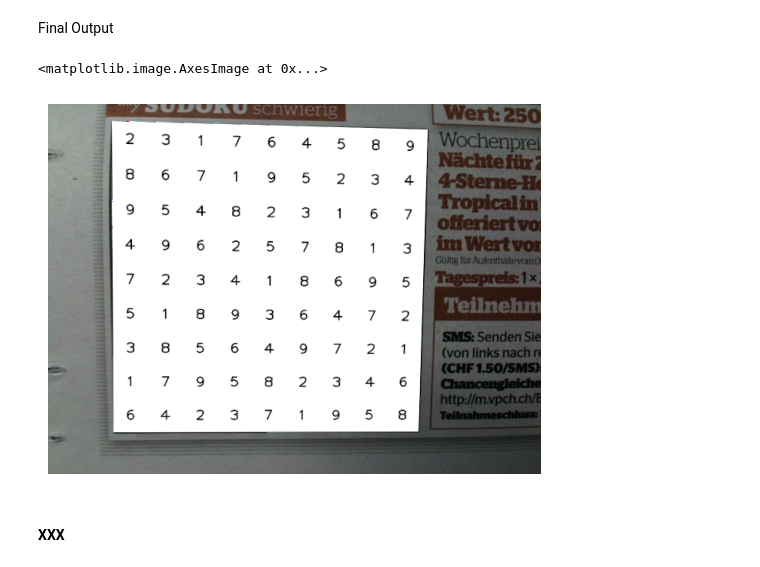
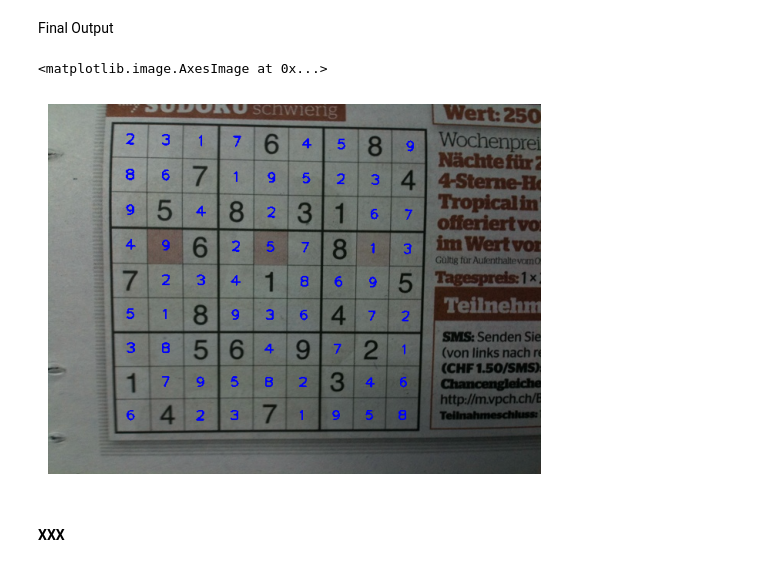
Before and after one commit to Johannes-Herz/Sudoku-Solver, a Jupyter notebook: ReportGraphicsProcessing.ipynb, the cells around one changed output. Cells and saved outputs as stored; diff of their text form; code cells hidden in the pictures.

```diff
--- a/ReportGraphicsProcessing.ipynb
+++ b/ReportGraphicsProcessing.ipynb
@@ -193,7 +255,8 @@ print(foundSudoku)
  [1. 0. 0. 0. 0. 0. 3. 0. 0.]
  [0. 4. 0. 0. 7. 0. 0. 0. 0.]]
 # %%
-isSolved, solvedSudoku = solveSudoku(foundSudoku)
+isSolved, solvedSudoku = solveSudoku(foundSudoku.copy())
 solvedSudoku = solvedSudoku.astype(np.uint8)
+print(isSolved)
 solvedSudoku
 # %% [output]
@@ -209,9 +273,12 @@ array([[2, 3, 1, 7, 6, 4, 5, 8, 9],
 # %% [markdown]
 Sudoku Image Creation
 # %%
-solvedSudokuImage = createSudokuImageFromSudoku(solvedSudoku)
+mappingSudoku = np.zeros((9,9))
+mappingSudoku = np.where(foundSudoku == 0, solvedSudoku, mappingSudoku).astype(np.uint8)
+
+solvedSudokuImage = createSudokuImageFromSudoku(mappingSudoku)
 cv.imwrite("./figures/solvedSudokuImageGrayScale.png", solvedSudokuImage)
 plt.axis('off')
-plt.imshow(solvedSudokuImage)
+plt.imshow(np.array([solvedSudokuImage, solvedSudokuImage, solvedSudokuImage]).transpose(1,2,0))
 # %% [output]
 <matplotlib.image.AxesImage at 0x...>
@@ -219,9 +286,9 @@ plt.imshow(solvedSudokuImage)
 # %% [markdown]
 Reversed Sudoku
 # %%
-reversedSolvedSudokuImage = createReversedSudoku(image, solvedSudokuImage, sudokuContour)
-cv.imwrite("./figures/reversedSolvedSudokuImageGrayScale.png", reversedSolvedSudokuImage)
+reversedSudoku = createReversedSudoku(image, solvedSudokuImage, sudokuContour)
+cv.imwrite("./figures/reversedSolvedSudokuImageGrayScale.png", reversedSudoku)
 plt.axis('off')
-plt.imshow(reversedSolvedSudokuImage)
+plt.imshow(reversedSudoku)
 # %% [output]
 <matplotlib.image.AxesImage at 0x...>
@@ -245,0 +296,10 @@ plt.imshow(maskedInput)
+# %%
+reversedSudokuInverted = 255 - reversedSudoku
+
+redNumbers = reversedSudoku.copy()
+redNumbers[:,:,0][redNumbers[:,:,0] == 255] = 0
+redNumbers[:,:,1][redNumbers[:,:,1] == 255] = 0
+
+cv.imwrite("./figures/sudokuMask.png", redNumbers)
+plt.axis('off')
+plt.imshow(redNumbers)
@@ -246,12 +309,13 @@ plt.imshow(maskedInput)
 # %% [markdown]
 Final Output
 # %%
-output = reversedSolvedSudokuImage + maskedInput
-cv.imwrite("./figures/sampleInputImageWithRemappedSolvedSudokuImage.png", output)
+maskedInput = redNumbers + image * ( reversedSudokuInverted / 255 )
+maskedInput = maskedInput.astype(np.uint8)
+cv.imwrite("./figures/maskedSampleInputImage.png", maskedInput)
 plt.axis('off')
-plt.imshow(output)
+plt.imshow(maskedInput)
 # %% [output]
 <matplotlib.image.AxesImage at 0x...>
-[figure, old version]
+[figure, new version]
 # %% [markdown]
 #### XXX
```
Also changed, not shown: parts of 16 cells of this notebook, 8 other files.
